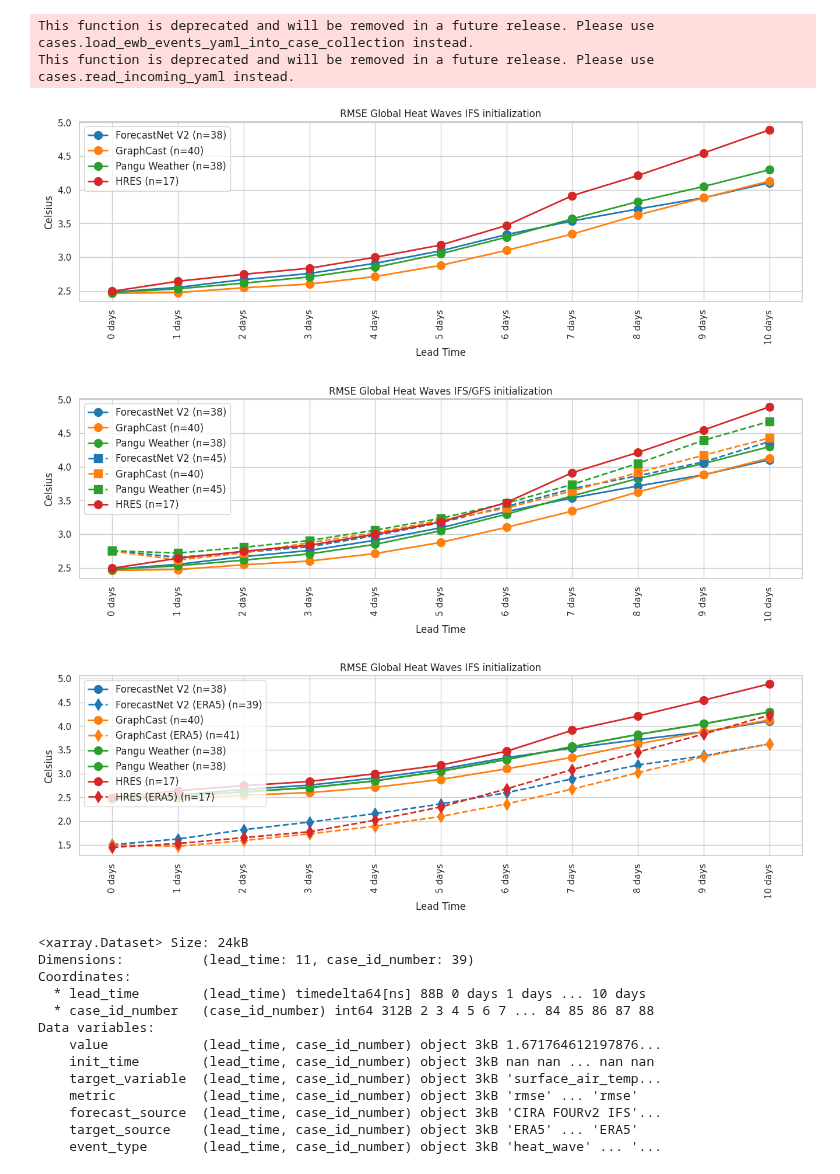
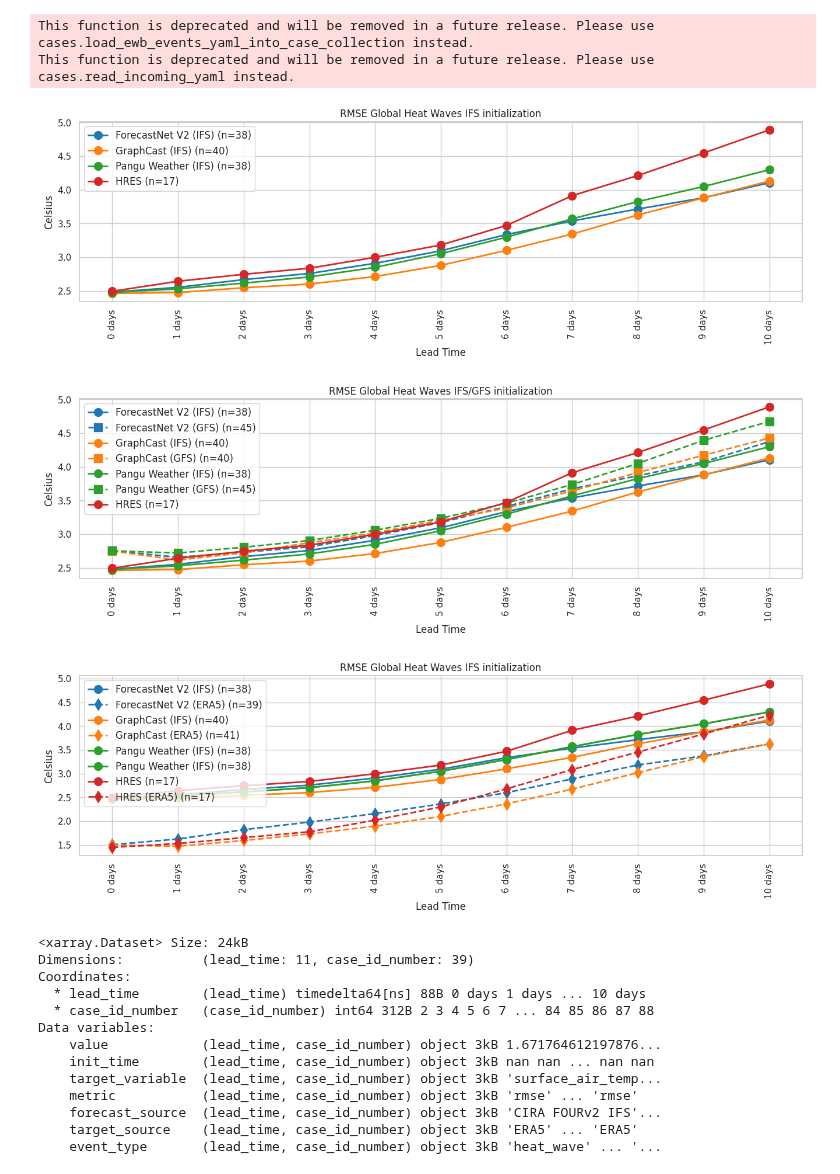
Before and after one commit to brightbandtech/ExtremeWeatherBench, a Jupyter notebook: docs/notebooks/heat_figures_refactor.ipynb, the cells around one changed output. Drawn from its saved outputs; the diff is of its cells as text; code cells hidden in the pictures.

Commit message:
legends all set for refactor

```diff
--- a/docs/notebooks/heat_figures_refactor.ipynb
+++ b/docs/notebooks/heat_figures_refactor.ipynb
@@ -301,9 +301,9 @@ def plot_results_by_metric(data, title, filename=None):
         plt.savefig(filename, bbox_inches='tight', dpi=300)
 # %%
 # plot the results for one metric for the three AI models versus HRES
-fourv2_ifs_plot = {'forecast_source':'CIRA FOURv2 IFS', 'label_str': 'ForecastNet V2', 'color': fourv2_color, 'linestyle':'-', 'marker':'o'}
-gc_ifs_plot = {'forecast_source':'CIRA GC IFS', 'label_str': 'GraphCast', 'color': gc_color, 'linestyle':'-', 'marker':'o'}
-pangu_ifs_plot = {'forecast_source':'CIRA PANG IFS', 'label_str': 'Pangu Weather', 'color': pangu_color, 'linestyle':'-', 'marker':'o'}
+fourv2_ifs_plot = {'forecast_source':'CIRA FOURv2 IFS', 'label_str': 'ForecastNet V2 (IFS)', 'color': fourv2_color, 'linestyle':'-', 'marker':'o'}
+gc_ifs_plot = {'forecast_source':'CIRA GC IFS', 'label_str': 'GraphCast (IFS)', 'color': gc_color, 'linestyle':'-', 'marker':'o'}
+pangu_ifs_plot = {'forecast_source':'CIRA PANG IFS', 'label_str': 'Pangu Weather (IFS)', 'color': pangu_color, 'linestyle':'-', 'marker':'o'}
 hres_plot = {'forecast_source':'ECMWF HRES', 'label_str': 'HRES', 'color': hres_color, 'linestyle':'-', 'marker':'o'}
 
 fourv2_ifs_plot['values'] = subset_results_to_xarray(results_df=fourv2_results, forecast_source=fourv2_ifs_plot['forecast_source'],
@@ -318,25 +318,25 @@ hres_plot['values'] = subset_results_to_xarray(results_df=hres_results, forecast
 
 plot_results_by_metric(data=[fourv2_ifs_plot, gc_ifs_plot, pangu_ifs_plot, hres_plot], title='RMSE Global Heat Waves IFS initialization')
 # %% [output]
-[figure, old version]
+[figure, new version]
 # %%
 # compare IFS/GFS
-fourv2_gfs_plot = {'forecast_source':'CIRA FOURv2 GFS', 'label_str': 'ForecastNet V2', 'color': fourv2_color, 'linestyle':'--', 'marker':'s'}
-gc_gfs_plot = {'forecast_source':'CIRA GC GFS', 'label_str': 'GraphCast', 'color': gc_color, 'linestyle':'--', 'marker':'s'}
-pangu_gfs_plot = {'forecast_source':'CIRA PANG GFS', 'label_str': 'Pangu Weather', 'color': pangu_color, 'linestyle':'--', 'marker':'s'}
+fourv2_gfs_plot = {'forecast_source':'CIRA FOURv2 GFS', 'label_str': 'ForecastNet V2 (GFS)', 'color': fourv2_color, 'linestyle':'--', 'marker':'s'}
+gc_gfs_plot = {'forecast_source':'CIRA GC GFS', 'label_str': 'GraphCast (GFS)', 'color': gc_color, 'linestyle':'--', 'marker':'s'}
+pangu_gfs_plot = {'forecast_source':'CIRA PANG GFS', 'label_str': 'Pangu Weather (GFS)', 'color': pangu_color, 'linestyle':'--', 'marker':'s'}
 
 fourv2_gfs_plot['values'] = subset_results_to_xarray(results_df=fourv2_results, forecast_source=fourv2_gfs_plot['forecast_source'],
                                                      target_source='GHCN', metric='rmse', init_time='zeroz')
 gc_gfs_plot['values'] = subset_results_to_xarray(results_df=gc_results, forecast_source=gc_gfs_plot['forecast_source'],
                                                  target_source='GHCN', metric='rmse', init_time='zeroz')
 pangu_gfs_plot['values'] = subset_results_to_xarray(results_df=pang_results, forecast_source=pangu_gfs_plot['forecast_source'],
                                            target_source='GHCN', metric='rmse', init_time='zeroz')
 
-plot_data = [fourv2_ifs_plot, gc_ifs_plot, pangu_ifs_plot, fourv2_gfs_plot, gc_gfs_plot, pangu_gfs_plot, hres_plot]
+plot_data = [fourv2_ifs_plot, fourv2_gfs_plot, gc_ifs_plot, gc_gfs_plot, pangu_ifs_plot, pangu_gfs_plot, hres_plot]
 
 plot_results_by_metric(data=plot_data, title='RMSE Global Heat Waves IFS/GFS initialization')
 # %% [output]
-[figure, old version]
+[figure, new version]
 # %%
 # plot ERA5 versus GHCN for IFS
 fourv2_ifs_plot_era5 = {'forecast_source':'CIRA FOURv2 IFS', 'label_str': 'ForecastNet V2 (ERA5)', 'color': fourv2_color, 'linestyle':'--', 'marker':'d'}
@@ -357,7 +357,7 @@ hres_plot_era5['values'] = subset_results_to_xarray(results_df=hres_results, for
 plot_data = [fourv2_ifs_plot, fourv2_ifs_plot_era5, gc_ifs_plot, gc_ifs_plot_era5, pangu_ifs_plot, pangu_ifs_plot, hres_plot, hres_plot_era5]
 plot_results_by_metric(data=plot_data, title='RMSE Global Heat Waves IFS initialization')
 # %% [output]
-[figure, old version]
+[figure, new version]
 # %%
 fourv2_ifs_plot_era5['values']
 # %% [output]
```
